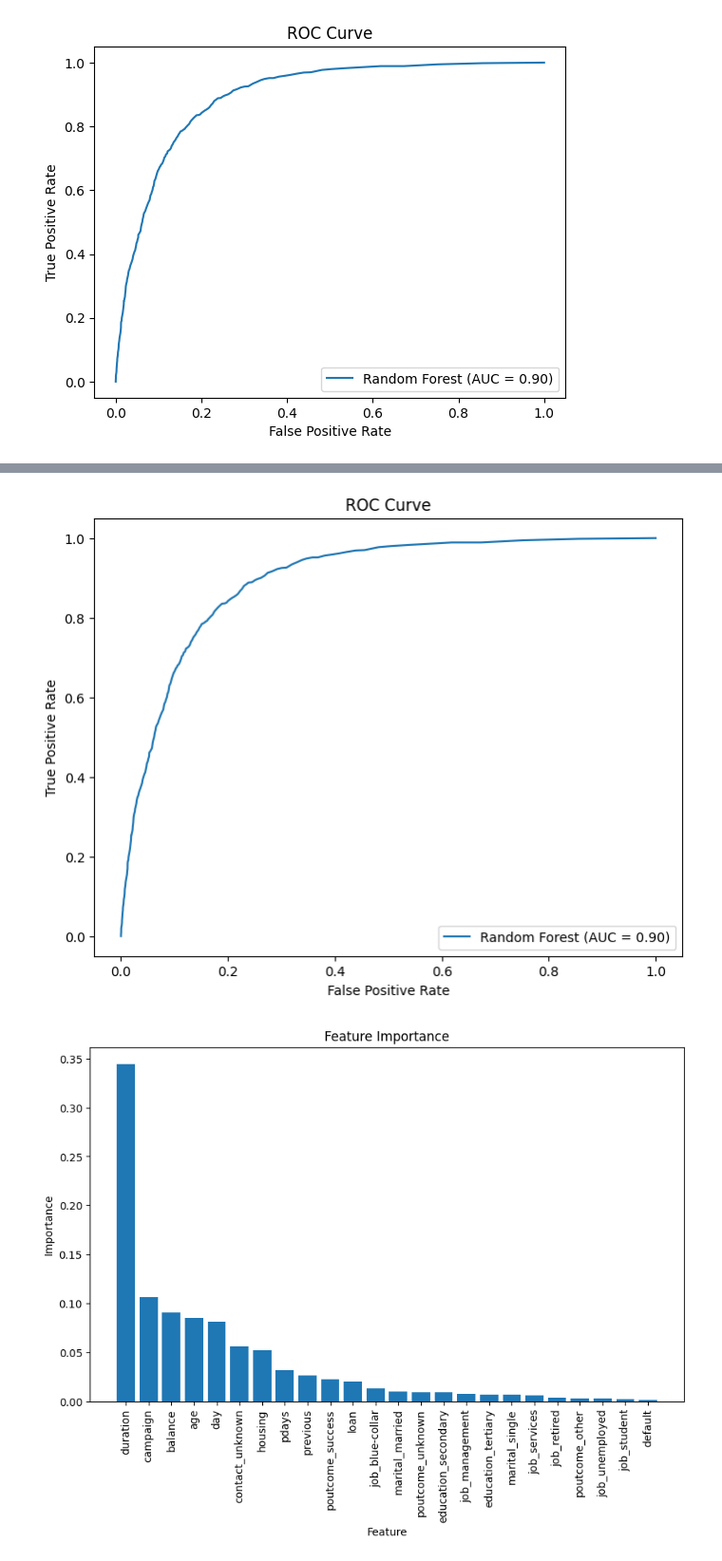
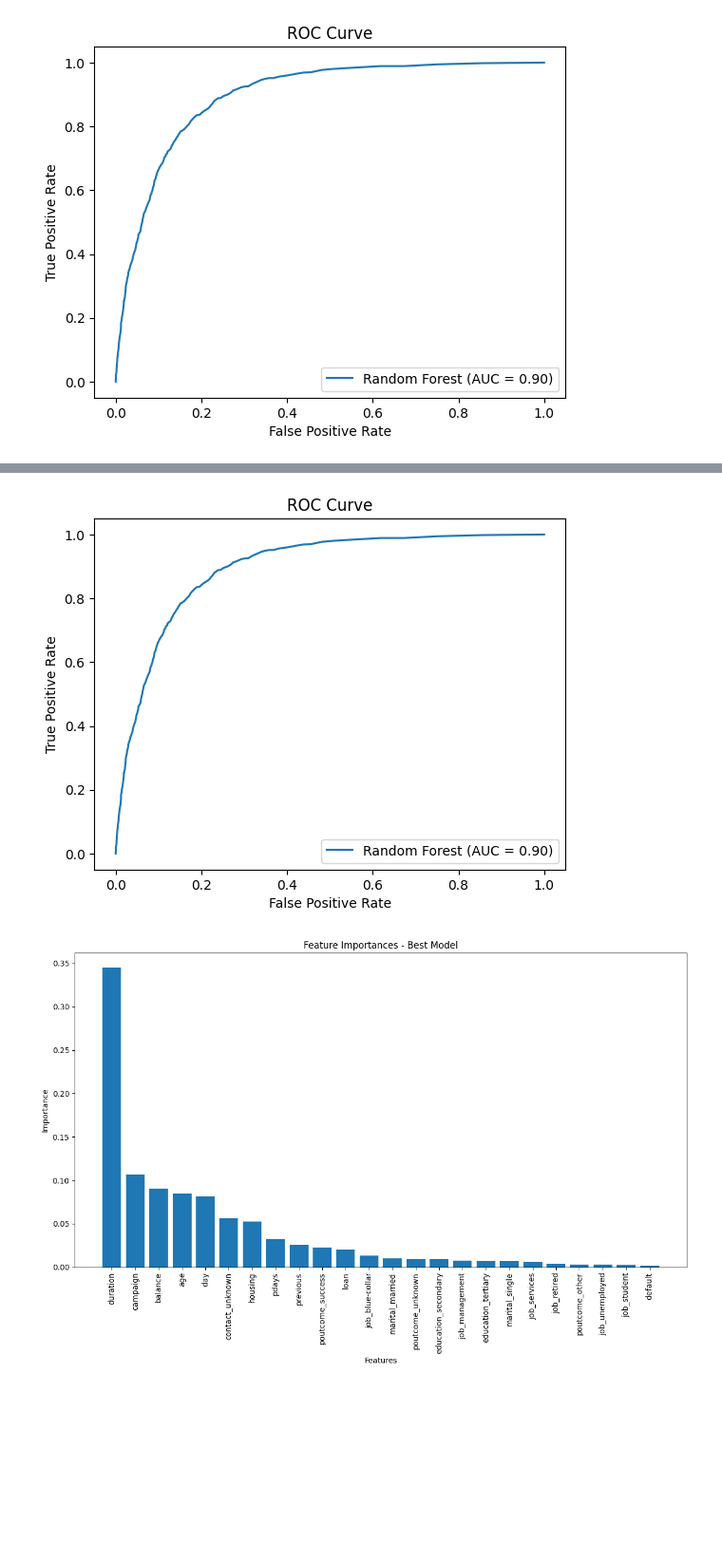
Before and after one commit to PrabhaviWKP/Machine-Learning, a Jupyter notebook: notebooks/2604CW.ipynb, the cells around one changed output, grey strips where cells are left out. Shown at 95% size. Cells and saved outputs as stored; diff of their text form; code cells hidden in the pictures; blank space fills up the shorter version.

```diff
--- a/notebooks/2604CW.ipynb
+++ b/notebooks/2604CW.ipynb
@@ -674,58 +674,58 @@ import numpy as np
 # Evaluate the best model
 from sklearn.metrics import classification_report, confusion_matrix, roc_auc_score, roc_curve
 
+
+# Print the classification report using predictions from the loaded model
 print("Best Random Forest Classification Report: ")
-print(classification_report(y_test, y_pred_best_rf))
+print(classification_report(y_test, y_pred_best_rf_loaded))  # Use predictions from the loaded model
+
+# Print the confusion matrix using predictions from the loaded model
 print("Best Random Forest Confusion Matrix: ")
-print(confusion_matrix(y_test, y_pred_best_rf))
+print(confusion_matrix(y_test, y_pred_best_rf_loaded))
 
-roc_auc_best = roc_auc_score(y_test, y_prob_best_rf)
+roc_auc_best = roc_auc_score(y_test, y_prob_best_rf_loaded)  # Use loaded model's probabilities
 print("Best Random Forest ROC AUC Score: ", roc_auc_best)
 
 
-# Make predictions with the tuned model on the test set
-y_pred_best_rf = best_rf_model.predict(X_test)
-y_prob_best_rf = best_rf_model.predict_proba(X_test)[:, 1]
-
 # Confusion Matrix
-cm = confusion_matrix(y_test, y_pred_best_rf)
+cm = confusion_matrix(y_test, y_pred_best_rf_loaded)
 plt.figure(figsize=(8, 6))
 sns.heatmap(cm, annot=True, fmt='d', cmap='Blues', xticklabels=['No', 'Yes'], yticklabels=['No', 'Yes'])
-plt.title("Confusion Matrix")
 plt.xlabel('Predicted')
 plt.ylabel('Actual')
+plt.title('Confusion Matrix - Best Model')
 plt.show()
 
-# ROC Curve
-roc_auc_best = roc_auc_score(y_test, y_prob_best_rf)
-fpr, tpr, thresholds = roc_curve(y_test, y_prob_best_rf)
-plt.figure(figsize=(8, 6))
+# Plot the ROC Curve
+fpr, tpr, thresholds = roc_curve(y_test, y_prob_best_rf_loaded)  # Use loaded model's probabilities
+plt.figure()
 plt.plot(fpr, tpr, label=f'Random Forest (AUC = {roc_auc_best:.2f})')
 plt.xlabel('False Positive Rate')
 plt.ylabel('True Positive Rate')
 plt.title('ROC Curve')
-plt.legend(loc='lower right')
+plt.legend()
 plt.show()
 
 # Feature Importance
-feature_importances = best_rf_model.feature_importances_
+feature_importances = best_rf_model_loaded.feature_importances_
 indices = np.argsort(feature_importances)[::-1]
 
-plt.figure(figsize=(10, 6))
-plt.bar(range(X_train.shape[1]), feature_importances[indices], align="center")
-plt.xticks(range(X_train.shape[1]), X_train.columns[indices], rotation=90)
-plt.title("Feature Importance")
-plt.xlabel('Feature')
-plt.ylabel('Importance')
+plt.figure(figsize=(12, 8))
+plt.title("Feature Importances - Best Model")
+plt.bar(range(X_train_balanced.shape[1]), feature_importances[indices], align="center")
+plt.xticks(range(X_train_balanced.shape[1]), [X_train_balanced.columns[i] for i in indices], rotation=90)
+plt.xlabel("Features")
+plt.ylabel("Importance")
+plt.tight_layout()
 plt.show()
 
 # Calculate Accuracy, Precision, Recall, F1-Score
 from sklearn.metrics import accuracy_score, precision_score, recall_score, f1_score
 
-accuracy = accuracy_score(y_test, y_pred_best_rf)
-precision = precision_score(y_test, y_pred_best_rf)
-recall = recall_score(y_test, y_pred_best_rf)
-f1 = f1_score(y_test, y_pred_best_rf)
+accuracy = accuracy_score(y_test, y_pred_best_rf_loaded)
+precision = precision_score(y_test, y_pred_best_rf_loaded)
+recall = recall_score(y_test, y_pred_best_rf_loaded)
+f1 = f1_score(y_test, y_pred_best_rf_loaded)
 
 # Plot Accuracy, Precision, Recall, F1-Score
 metrics = [accuracy, precision, recall, f1]
@@ -755,4 +755,4 @@ Best Random Forest ROC AUC Score:  0.8954492883054515
-[figure, old version]
+[figure, new version]
-[figure, old version]
+[figure, new version]
 [figure]
 # %%
```
Also changed, not shown: parts of 6 cells of this notebook.
